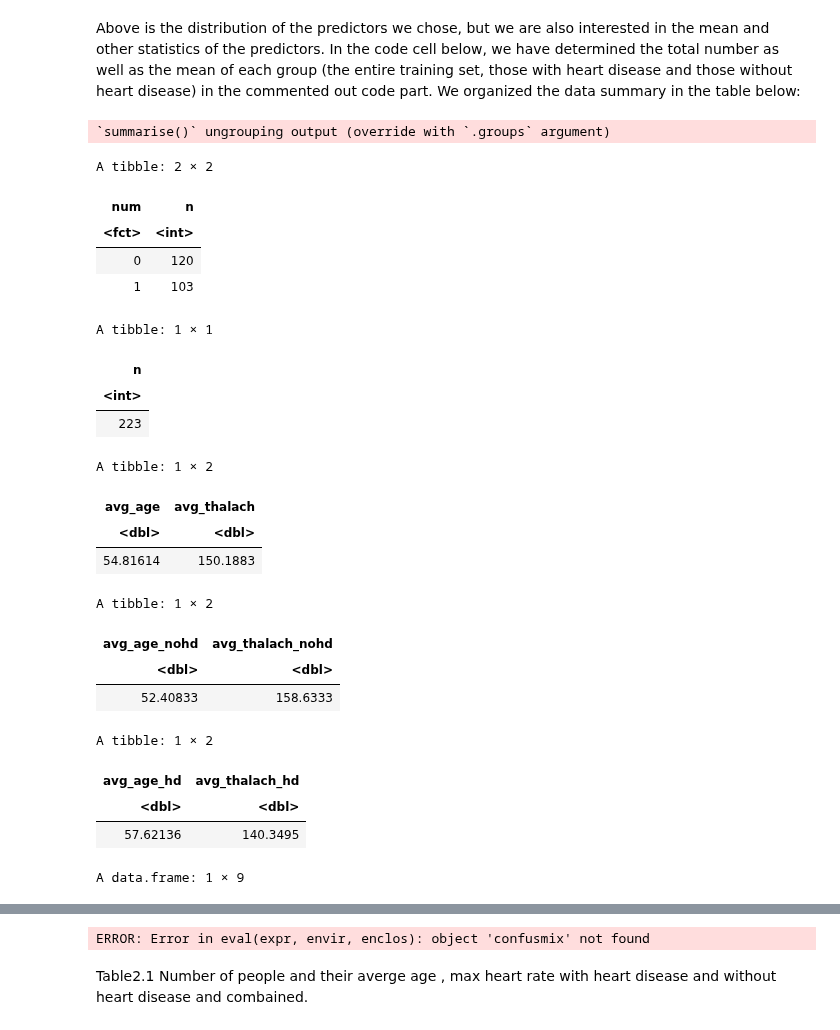
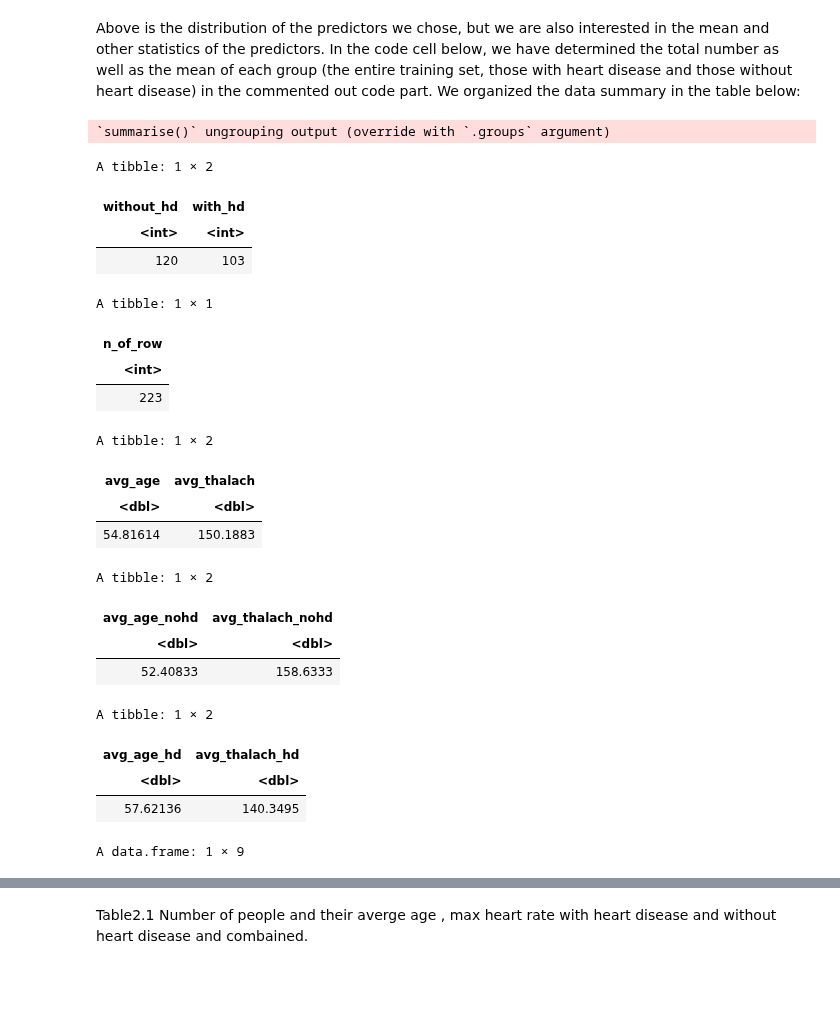
Before and after one commit to wiliwangka/Heart-Disease-Classification-with-R, a Jupyter notebook: ds_project_proposal.ipynb, the cells around one changed output, grey strips where cells are left out. Cells and saved outputs as stored; diff of their text form; code cells hidden in the pictures; blank space fills up the shorter version.

```diff
--- a/ds_project_proposal.ipynb
+++ b/ds_project_proposal.ipynb
@@ -277,52 +277,54 @@ Above is the distribution of the predictors we chose, but we are also interested
 # %%
 #summary and mean values
 set.seed(2022)
 
 #missing values are removed in the cleaning process (6 missing values in total)
 
-# cleveland_training %>%
-# group_by(num)%>%
-# summarize(n=n())
+cleveland_training %>%
+group_by(num)%>%
+summarize(n=n())%>%
+pivot_wider(names_from = num , values_from = n)%>%
+rename (without_hd = "0" ,with_hd ="1")
 
-# cleveland_training %>%
-# summarize(n=n())
+cleveland_training %>%
+summarize(n_of_row=n())
 
-# cleveland_training %>%
-# mutate (avg_age = mean(age),
-#        avg_thalach = mean(thalach))%>%
-# select (avg_age ,avg_thalach)%>%
-# slice (1)
+cleveland_training %>%
+mutate (avg_age = mean(age),
+       avg_thalach = mean(thalach))%>%
+select (avg_age ,avg_thalach)%>%
+slice (1)
 
-# cleveland_training %>%
-# filter(num == 0)%>%
-# mutate (avg_age_nohd = mean(age),
-#        avg_thalach_nohd = mean(thalach))%>%
-# select (avg_age_nohd ,avg_thalach_nohd)%>%
-# slice (1)
+cleveland_training %>%
+filter(num == 0)%>%
+mutate (avg_age_nohd = mean(age),
+       avg_thalach_nohd = mean(thalach))%>%
+select (avg_age_nohd ,avg_thalach_nohd)%>%
+slice (1)
 
-# cleveland_training %>%
-# filter(num == 1)%>%
-# mutate (avg_age_hd = mean(age),
-#        avg_thalach_hd = mean(thalach))%>%
-# select (avg_age_hd ,avg_thalach_hd)%>%
-# slice (1)
+cleveland_training %>%
+filter(num == 1)%>%
+mutate (avg_age_hd = mean(age),
+       avg_thalach_hd = mean(thalach))%>%
+select (avg_age_hd ,avg_thalach_hd)%>%
+slice (1)
+
+
 
 
 # ↑where we get our value for the table (comment out for cleanliness)
 sum_table <- data.frame(without_hd = 120, with_hd =103, n_of_row = 223,
                         avg_age = 54.81614, avg_age_nohd = 52.40833 ,avg_age_hd =57.62136,
                         avg_thalach =150.1883, avg_thalach_nohd= 158.6333 ,  avg_thalach_hd= 140.3495)
 sum_table
-confusmix
 # %% [output]
 `summarise()` ungrouping output (override with `.groups` argument)
-A tibble: 2 × 2
+A tibble: 1 × 2
-| num | n |
-| <fct> | <int> |
-| 0 | 120 |
-| 1 | 103 |
+| without_hd | with_hd |
+| <int> | <int> |
+| 120 | 103 |
 A tibble: 1 × 1
-| n |
+| n_of_row |
 | <int> |
 | 223 |
 A tibble: 1 × 2
@@ -341,7 +343,6 @@ A data.frame: 1 × 9
 | without_hd | with_hd | n_of_row | avg_age | avg_age_nohd | avg_age_hd | avg_thalach | avg_thalach_nohd | ... |
 | <dbl> | <dbl> | <dbl> | <dbl> | <dbl> | <dbl> | <dbl> | <dbl> | ... |
 | 120 | 103 | 223 | 54.81614 | 52.40833 | 57.62136 | 150.1883 | 158.6333 | ... |
-ERROR: Error in eval(expr, envir, enclos): object 'confusmix' not found
 # %% [markdown]
 Table2.1 Number of people and their averge age , max heart rate with heart disease and without heart disease and combained.
 # %% [markdown]
```
